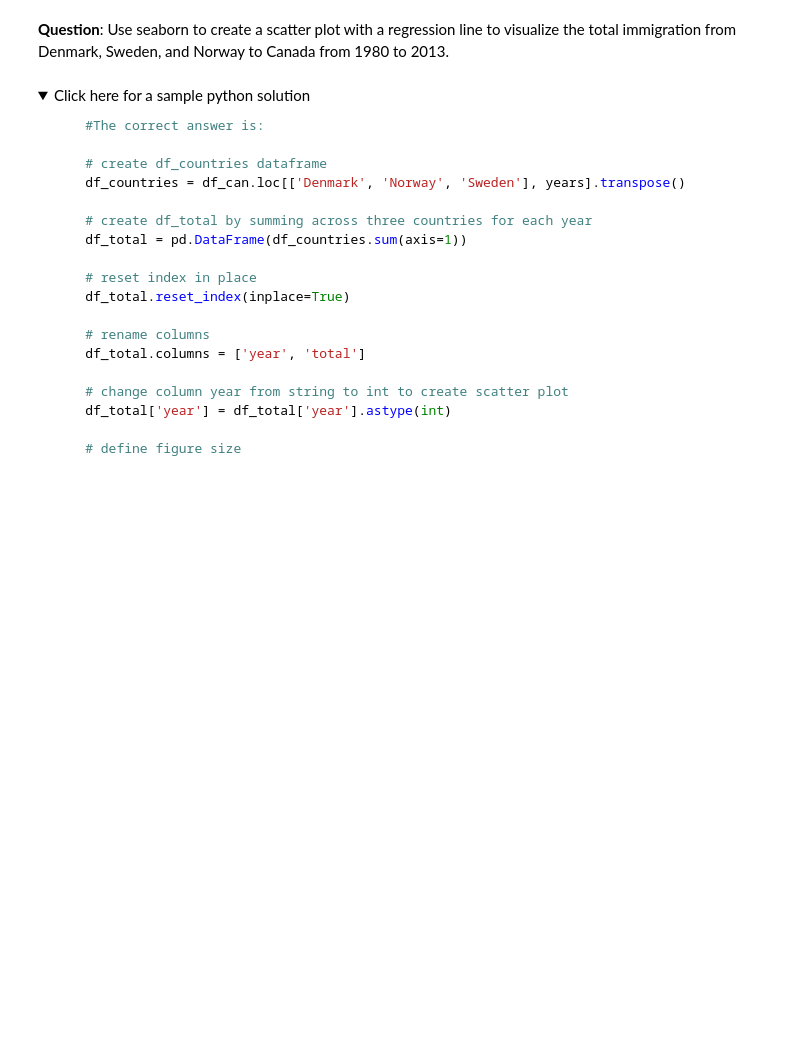
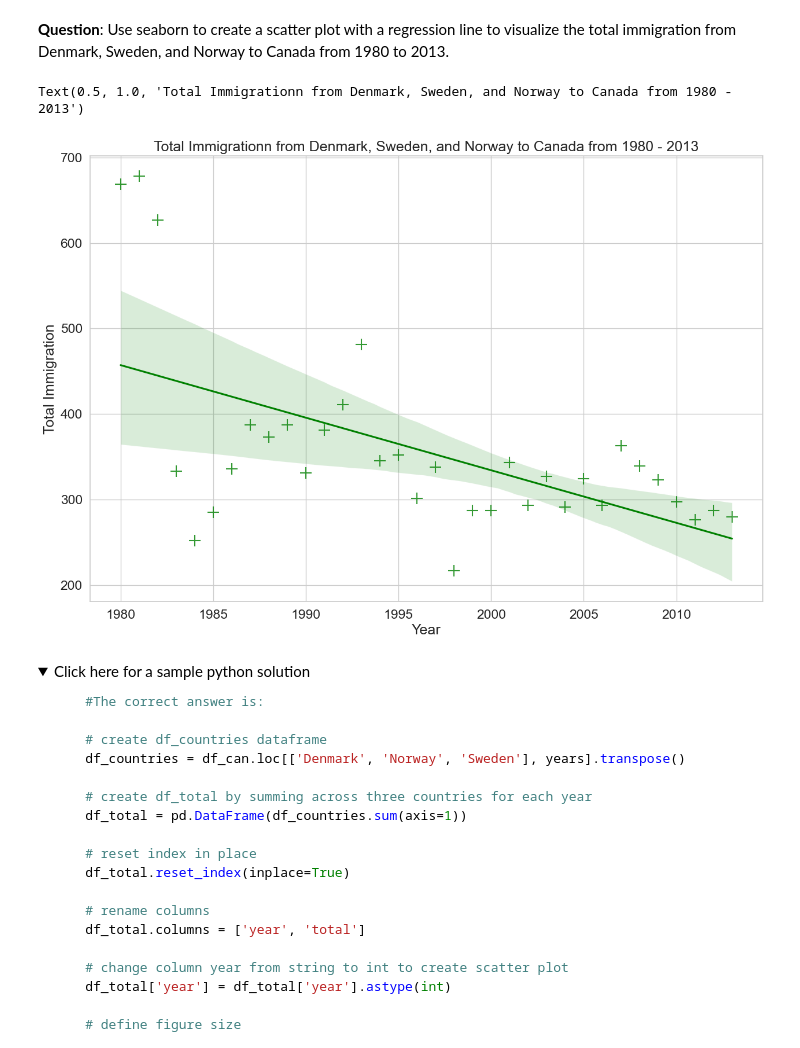
Before and after one commit to CarsynOetting/MainRepo, a Jupyter notebook: Data Sci/Course 6/DV0101EN-Exercise-Waffle-Charts-Word-Clouds-and-Regression-Plots-v2.ipynb, the cells around one changed output. Cells and saved outputs as stored; diff of their text form; code cells hidden in the pictures; folded sections open; blank space fills up the shorter version.

Commit message:
Updates labs section of data science

```diff
--- a/Data Sci/Course 6/DV0101EN-Exercise-Waffle-Charts-Word-Clouds-and-Regression-Plots-v2.ipynb
+++ b/Data Sci/Course 6/DV0101EN-Exercise-Waffle-Charts-Word-Clouds-and-Regression-Plots-v2.ipynb
@@ -880,3 +873,31 @@ df_total.reset_index(inplace=True)
+# %%
+### type your answer here
+df_country = df_can.loc[['Denmark','Sweden','Norway'], years].transpose()
+
+df_total = pd.DataFrame(df_country.sum(axis=1))
+
+df_total.reset_index(inplace=True)
+
+# rename columns
+df_total.columns = ['year', 'total']
+
+# change column year from string to int to create scatter plot
+df_total['year'] = df_total['year'].astype(int)
+
+# define figure size
+plt.figure(figsize=(15, 10))
+
+# define background style and font size
+sns.set(font_scale=1.5)
+sns.set_style('whitegrid')
+
+# generate plot and add title and axes labels
+ax = sns.regplot(x='year', y='total', data=df_total, color='green', marker='+', scatter_kws={'s': 200})
+ax.set(xlabel='Year', ylabel='Total Immigration')
+ax.set_title('Total Immigrationn from Denmark, Sweden, and Norway to Canada from 1980 - 2013')
+# %% [output]
+Text(0.5, 1.0, 'Total Immigrationn from Denmark, Sweden, and Norway to Canada from 1980 - 2013')
+[figure, added]
 # %% [markdown]
 <details><summary>Click here for a sample python solution</summary>
 
```
Also changed, not shown: parts of 1 cell of this notebook, 3 other files.
